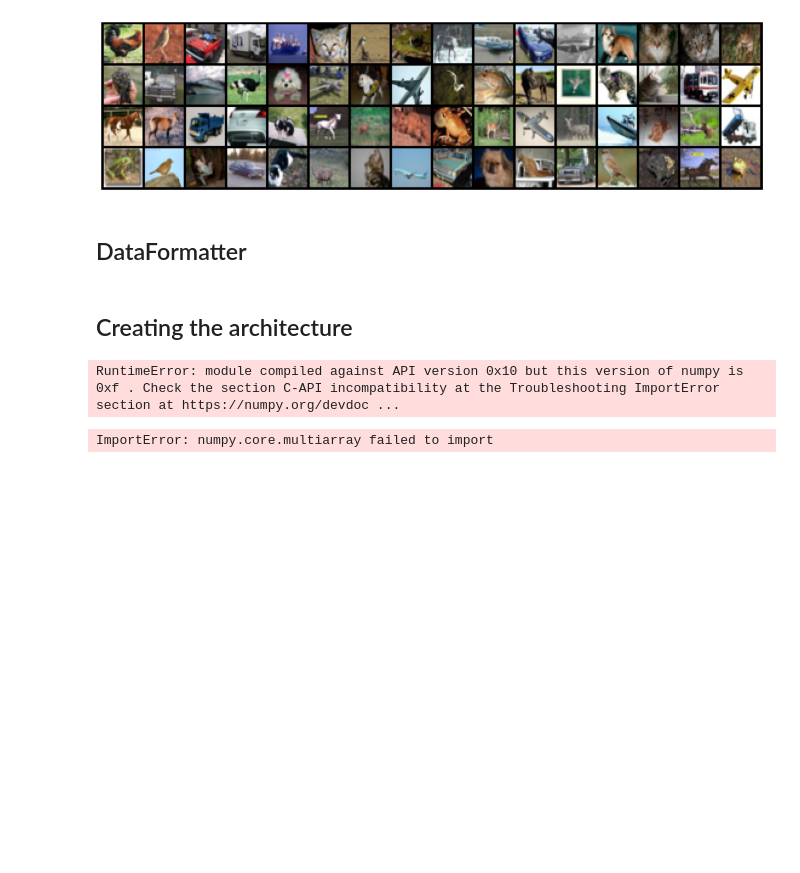
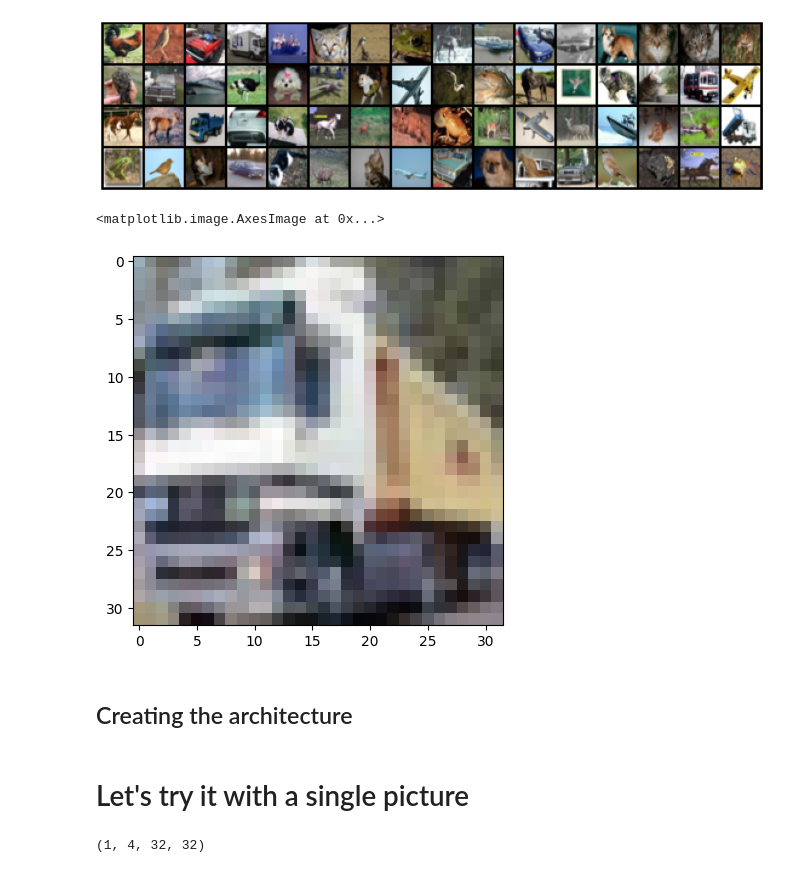
Before and after one commit to wisleythewise/QuaternionConvoltion, a Jupyter notebook: Main.ipynb, the cells around one changed output. Saved outputs shown, nothing was run; the diff lists cells and outputs as text; code cells hidden in the pictures; blank space fills up the shorter version.

Commit message:
next session start the training

```diff
--- a/Main.ipynb
+++ b/Main.ipynb
@@ -49,8 +59,12 @@ for images, _ in train_loader:
 # %% [output]
 images.shape: torch.Size([64, 3, 32, 32])
 [figure]
-# %% [markdown]
-## DataFormatter
+# %%
+image, label  = cifar_trainset[1]
+plt.imshow(image.view(3,32,32).permute((1, 2, 0)))
+# %% [output]
+<matplotlib.image.AxesImage at 0x...>
+[figure, added]
 # %% [markdown]
 ## Creating the architecture
 # %%
@@ -68,18 +82,13 @@ from   core_qnn.quaternion_layers import QuaternionLinear, QuaternionTransposeCo
 
 class QAE(nn.Module):
 
-    def __init__(self, input_shape = 1089, output_shape = 10, kernel_size = 3 , stride = 2, padding = 1):
+    def __init__(self, input_shape = 4, output_shape = 32, kernel_size = 3 , stride = 2, padding = 1):
         self.input_shape = input_shape
         self.ouput_shape = output_shape
         self.kernel_size = kernel_size
         self.stride = stride
         self.padding = padding
-        self.ReLu        = nn.ReLU()
-        self.sigmoid     = nn.Sigmoid()
 
-        # Layers
-        # QuaternionConv(32, 40, kernel_size=3, stride=2, padding=1)
-        # QuaternionLinear(65536, 4096)
         self.qnn = QuaternionLinear()
         self.e2 = QuaternionConv()
 
@@ -87,8 +96,8 @@ class QAE(nn.Module):
 
         self.layers = [
             QuaternionConv(self.input_shape, self.ouput_shape, kernel_size= self.kernel_size, stride=self.stride, padding=self.padding),
-            self.ReLU(),
-            QuaternionLinear(self.ouput_shape, 10)
+            F.relu(),
+            QuaternionLinear(8192, 10)
         ]
 
 
@@ -104,6 +113,27 @@ class QAE(nn.Module):
 
     def name(self):
         return "QAE"
-# %% [output]
-RuntimeError: module compiled against API version 0x10 but this version of numpy is 0xf . Check the section C-API incompatibility at the Troubleshooting ImportError section at https://numpy.org/devdoc ...
-ImportError: numpy.core.multiarray failed to import
+# %% [markdown]
+# Let's try it with a single picture
+# %%
+import os
+from   imageio import imread,imwrite
+import numpy   as np
+import sys
+
+NUM_EPOCHS = 30001
+LEARNING_RATE = 0.0005
+
+# This will functino as out "Picture"
+train = th.rand((32,32,3))/255
+
+# Copied from the online git
+# We are giving it an extra dimension not so sure why
+npad  = ((0, 0), (0, 0), (1, 0))
+train = np.pad(train, pad_width=npad, mode='constant', constant_values=0)
+train = np.transpose(train, (2,0,1))
+train = np.reshape(train, (1, train.shape[0], train.shape[1], train.shape[2]))
+
+print(train.shape)
+# %% [output]
+(1, 4, 32, 32)
```
Also changed, not shown: parts of 5 cells of this notebook, 1 other file.
